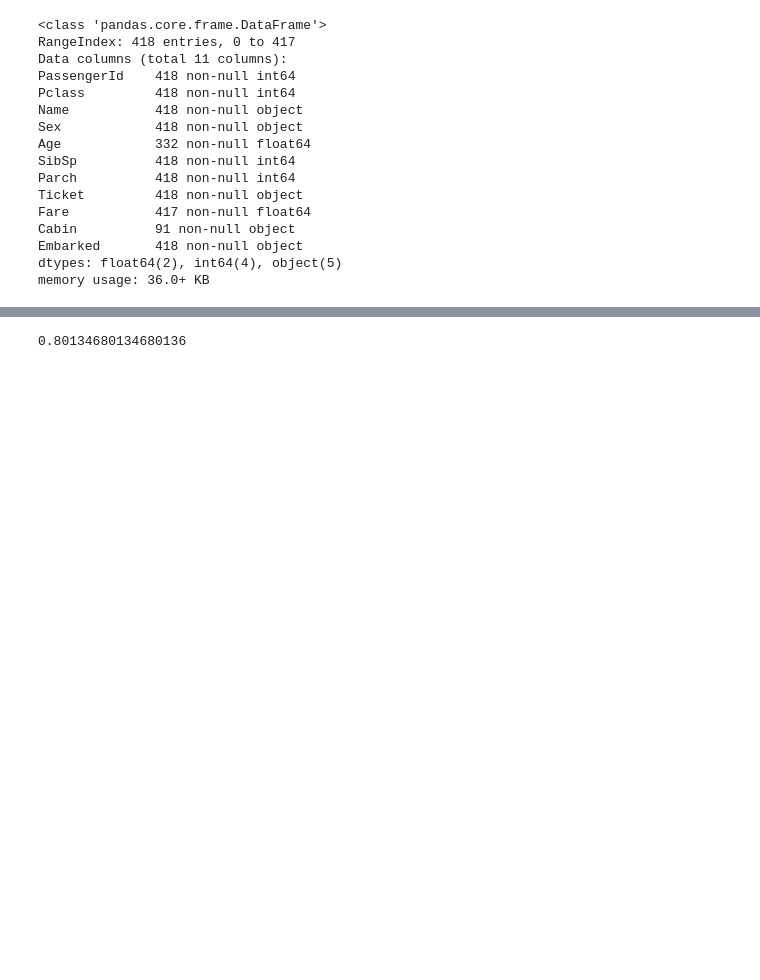
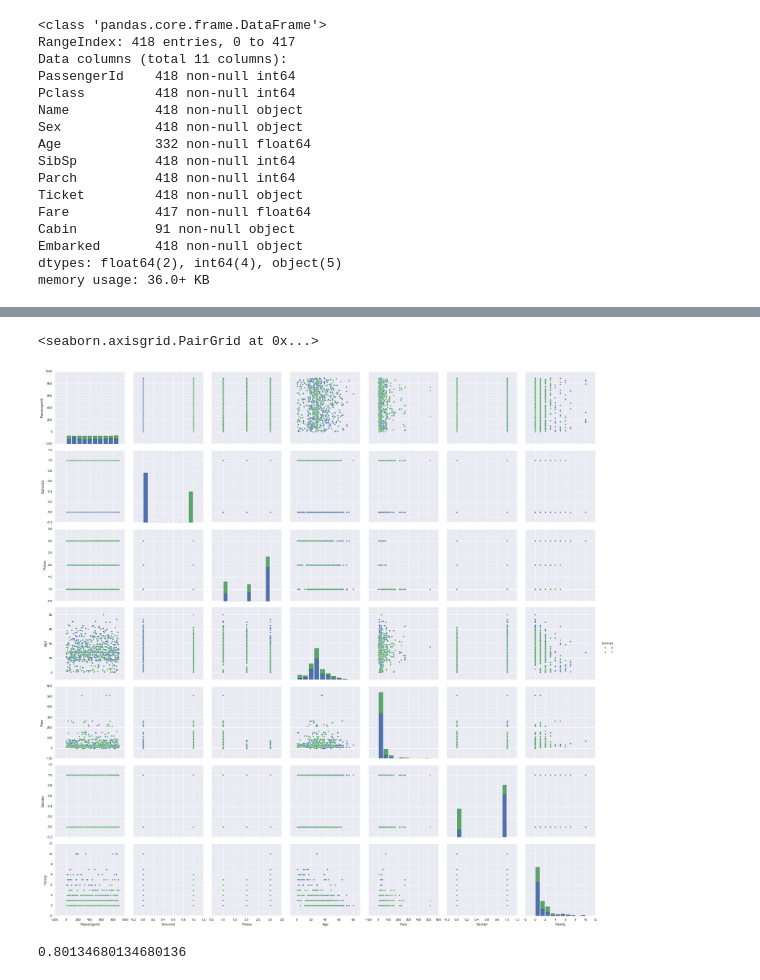
Before and after one commit to phanikiran99/kaggle, a Jupyter notebook: Titanic/Explore,Clean,Plot and Predict.ipynb, the cells around one changed output, grey strips where cells are left out. Cells and saved outputs as stored; diff of their text form; code cells hidden in the pictures; blank space fills up the shorter version.

```diff
--- a/Titanic/Explore,Clean,Plot and Predict.ipynb
+++ b/Titanic/Explore,Clean,Plot and Predict.ipynb
@@ -1,9 +1,16 @@
 # %%
+# Import Libraries
 import pandas as pd
 import matplotlib.pyplot as plt
 from sklearn import linear_model
 from sklearn import ensemble
+import seaborn as sns
+from sklearn.learning_curve import learning_curve
+import re
+import numpy as np
+# Ensures graphs to be displayed in ipynb
 %matplotlib inline
+sns.set()
 # %%
 # read data into dataframe
 titanic_df = pd.read_csv('train.csv',header=0)  # Always use header=0 to read header of csv files
@@ -113,8 +119,6 @@ dtype: object
 train_data = cleaned_df.drop(['Name','Sex','Ticket','Cabin','Embarked'],axis=1)
 # we can also drop SibSp,Parch as they are part of Family now
 train_data = train_data.drop(['SibSp','Parch'],axis=1)
-# %%
-train_data = train_data.values # converting to a numpy Array
 # %%
 # Let us also prepare the test data in similar format as we did for train_data
 titanic_test_df = pd.read_csv('test.csv',header=0)
@@ -168,3 +173,9 @@ memory usage: 18.0 KB
+# %%
+# lets explore full data with sns pairplots
+sns.pairplot(train_data,hue='Survived',size=3.5)
+# %% [output]
+<seaborn.axisgrid.PairGrid at 0x...>
+[figure, added]
 # %%
 # Logistic Regression
 logistic = linear_model.LogisticRegression()
```
Also changed, not shown: parts of 17 cells of this notebook, 3 other files.
